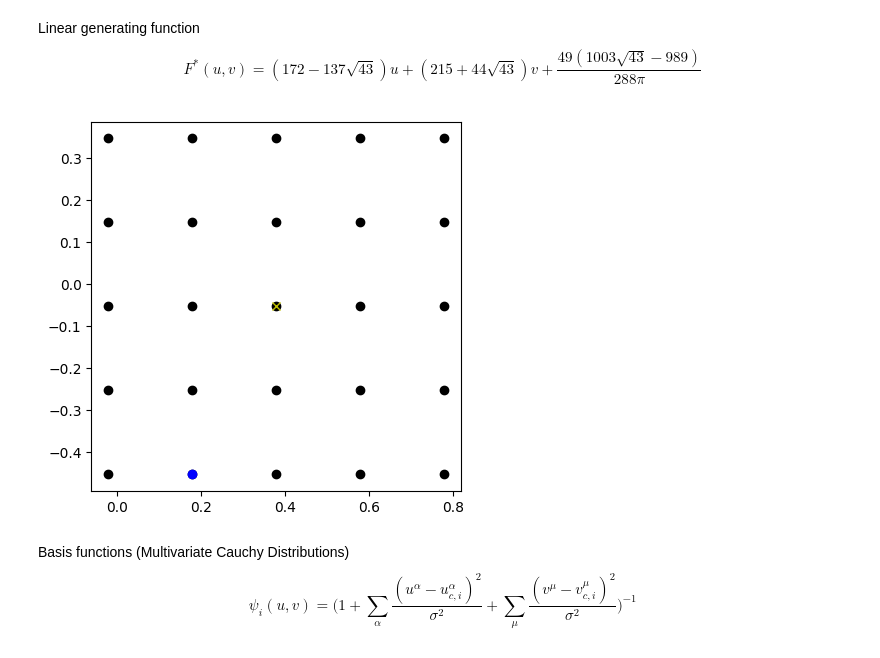
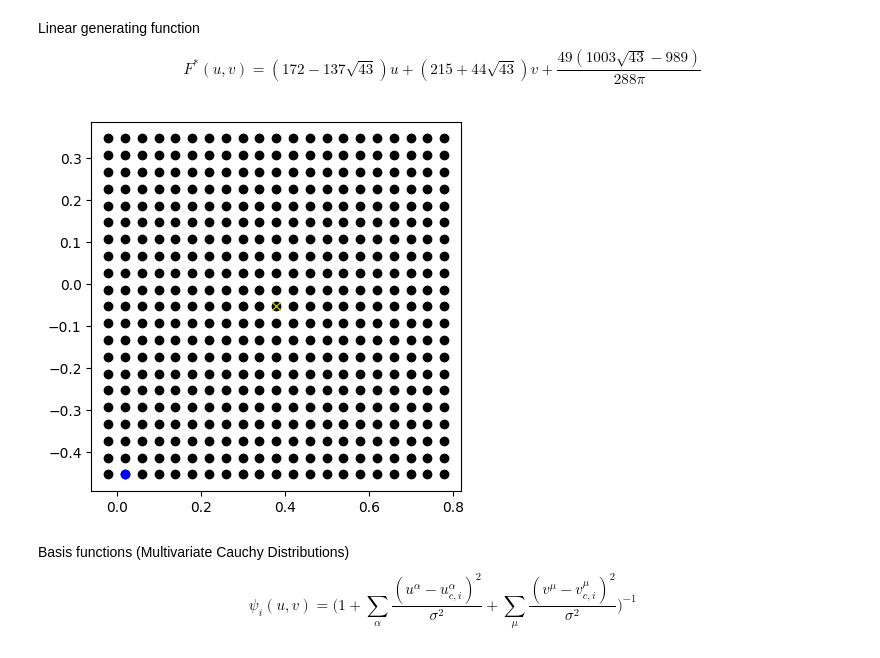
Before and after one commit to StijnCool/nast-thesis, a Jupyter notebook: Scalar field in 2D.ipynb, the cells around one changed output. Saved outputs shown, nothing was run; the diff lists cells and outputs as text; code cells hidden in the pictures.

```diff
--- a/Scalar field in 2D.ipynb
+++ b/Scalar field in 2D.ipynb
@@ -49,28 +50,28 @@ def F_fp(u,v):
     return (172 - 137*43**0.5)*u + (215 + 137*43**0.5)*v + 49*(1003*43**0.5 - 989)/(288*math.pi)
 # %%
 ## generate grid of colocation points
-nu, nv = (5, 5)
+nu, nv = (21, 21)
 u = np.linspace(fp[0]-0.4, fp[0]+0.4, nu)
 v = np.linspace(fp[1]-0.4, fp[1]+0.4, nv)
 ug, vg = np.meshgrid(u, v)
 N_p = nu*nv
 
 # smoothness factor
 sigma = 0.8/nu
 
 # highlight test (v,u)
 hl = np.array([0,1])
 
 # plot colocation points
 fig_grid = plt.figure()
 ax_grid = fig_grid.add_subplot()
 plt.plot(ug, vg, marker='o', color='k', linestyle='none')
 plt.plot(fp[0], fp[1], marker='x', color='y')
 plt.plot(ug[hl[0],hl[1]], vg[hl[0],hl[1]], marker='o', color='b')
 ax_grid.set_aspect('equal', adjustable='box')
 plt.show()
 # %% [output]
-[figure, old version]
+[figure, new version]
 # %% [markdown]
 Basis functions (Multivariate Cauchy Distributions)
 $$ \psi_i(u,v) = \Bigg( 1 + \sum_{\alpha}\frac{(u^{\alpha}-u^{\alpha}_{c,i})^2}{\sigma^2} + \sum_{\mu}\frac{(v^{\mu}-v^{\mu}_{c,i})^2}{\sigma^2} \Bigg)^{-1} $$
```
Also changed, not shown: parts of 7 cells of this notebook.
